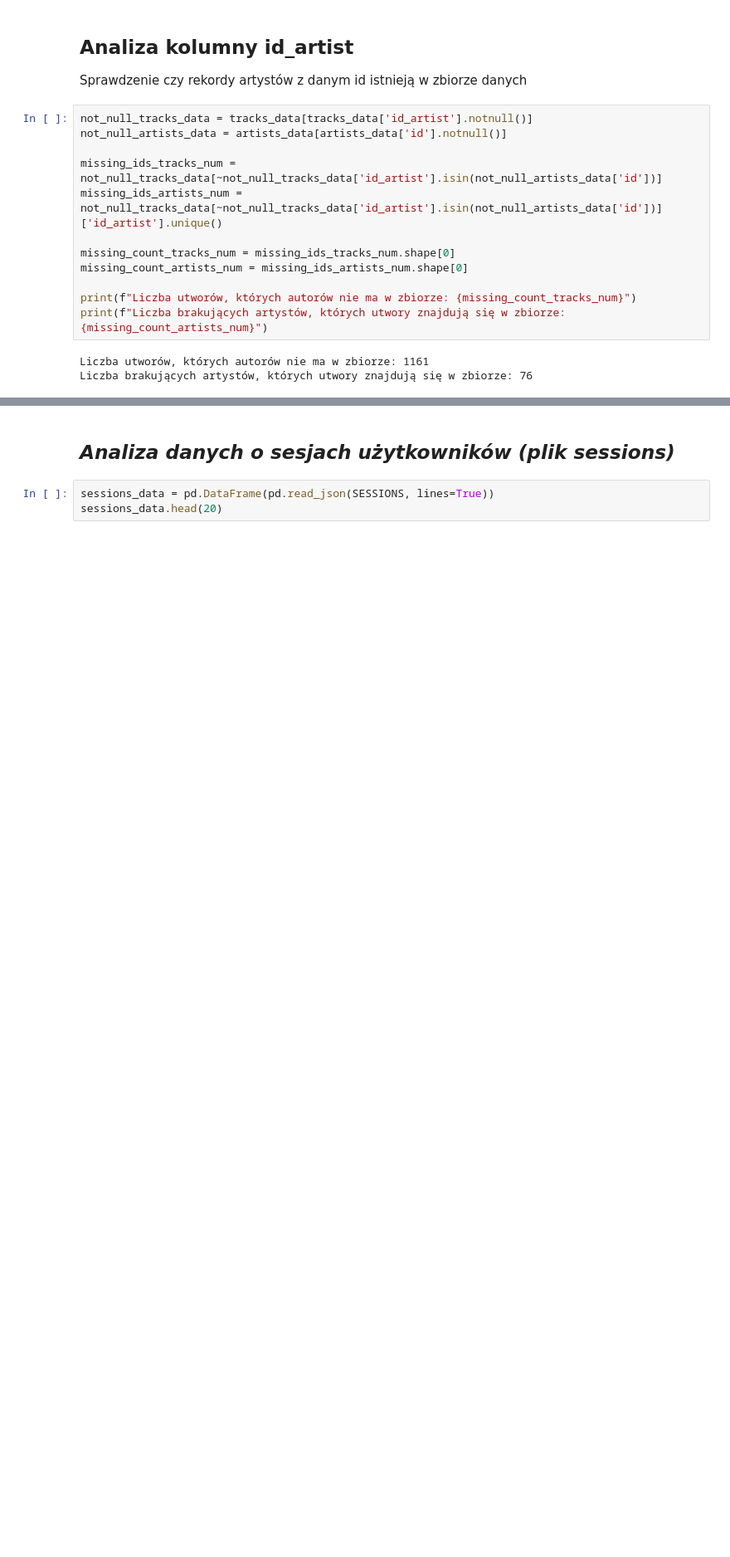
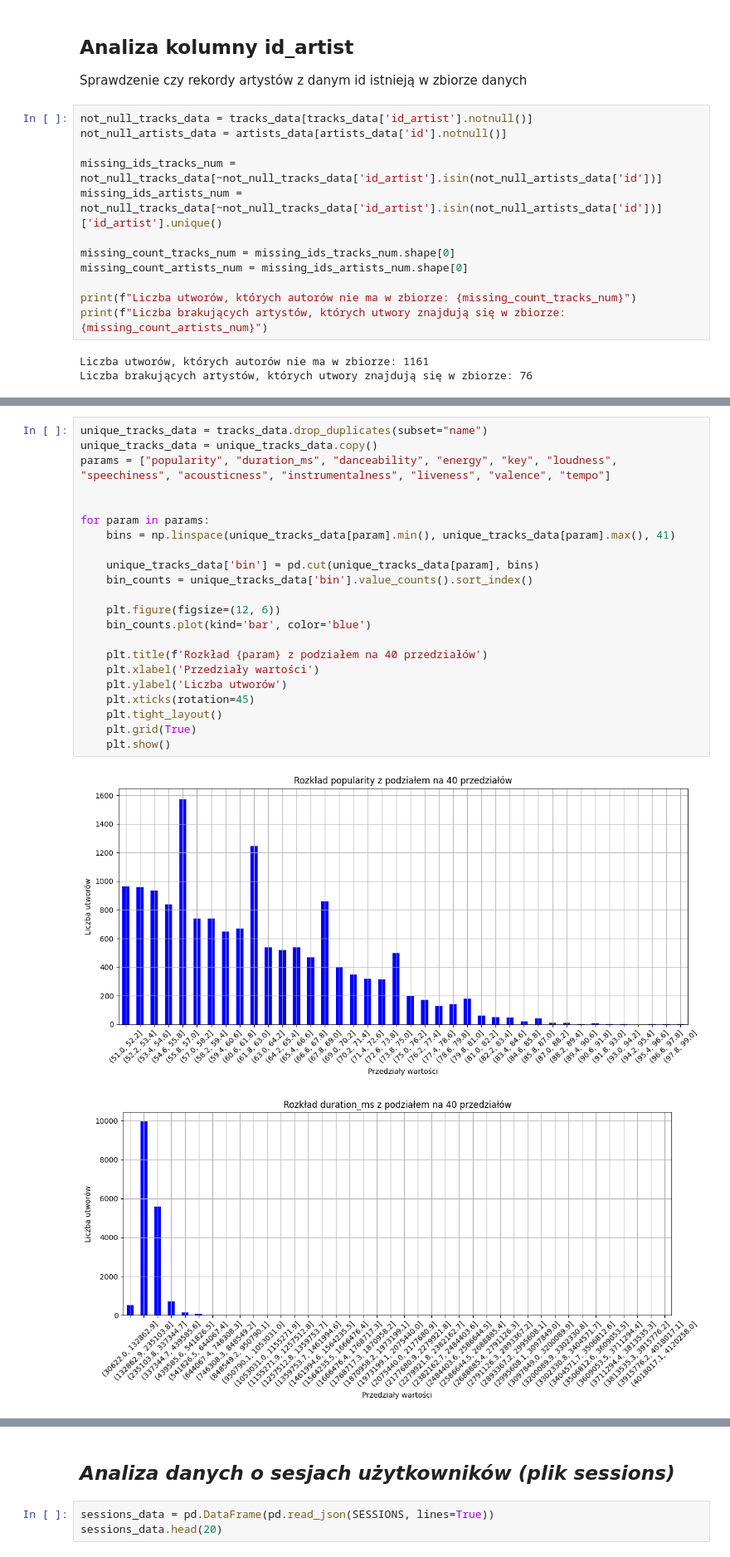
Before and after one commit to dominikaferfecka/TrendingSongForecast, a Jupyter notebook: IUM_etap1.ipynb, the cells around one changed output, grey strips where cells are left out. Shown at 83% size. Saved outputs shown, nothing was run; the diff lists cells and outputs as text; blank space fills up the shorter version.

```diff
--- a/IUM_etap1.ipynb
+++ b/IUM_etap1.ipynb
@@ -302,0 +337,25 @@ Liczba brakujących artystów, których utwory znajdują się w zbiorze: 76
+# %%
+unique_tracks_data = tracks_data.drop_duplicates(subset="name")
+unique_tracks_data = unique_tracks_data.copy()
+params = ["popularity", "duration_ms", "danceability", "energy", "key", "loudness", "speechiness", "acousticness", "instrumentalness", "liveness", "valence", "tempo"]
+
+
+for param in params:
+    bins = np.linspace(unique_tracks_data[param].min(), unique_tracks_data[param].max(), 41)
+
+    unique_tracks_data['bin'] = pd.cut(unique_tracks_data[param], bins)
+    bin_counts = unique_tracks_data['bin'].value_counts().sort_index()
+
+    plt.figure(figsize=(12, 6))
+    bin_counts.plot(kind='bar', color='blue')
+
+    plt.title(f'Rozkład {param} z podziałem na 40 przedziałów')
+    plt.xlabel('Przedziały wartości')
+    plt.ylabel('Liczba utworów')
+    plt.xticks(rotation=45)
+    plt.tight_layout()
+    plt.grid(True)
+    plt.show()
+# %% [output]
+[figure, added]
+[figure, added]
```
Also changed, not shown: parts of 6 cells of this notebook.
